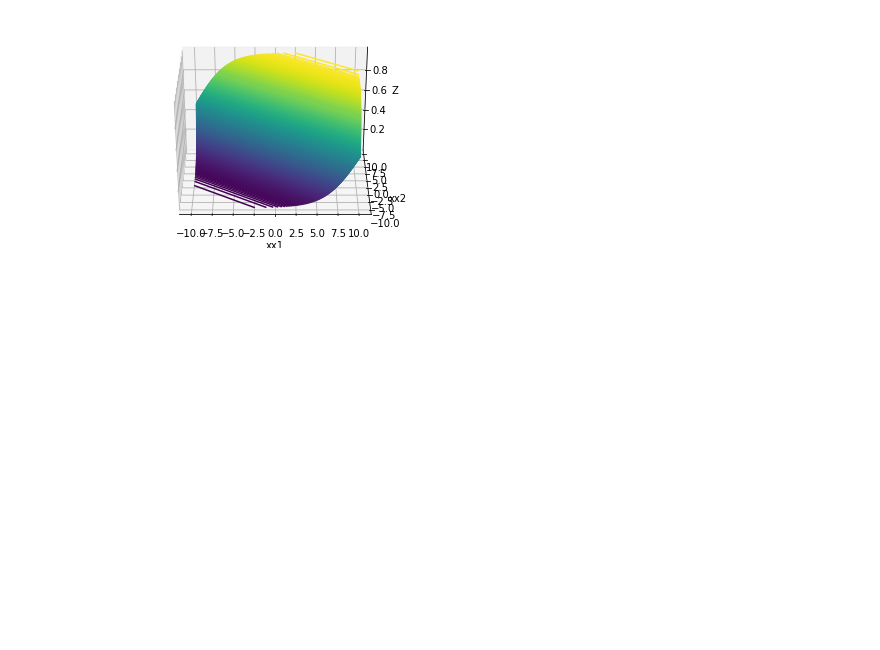
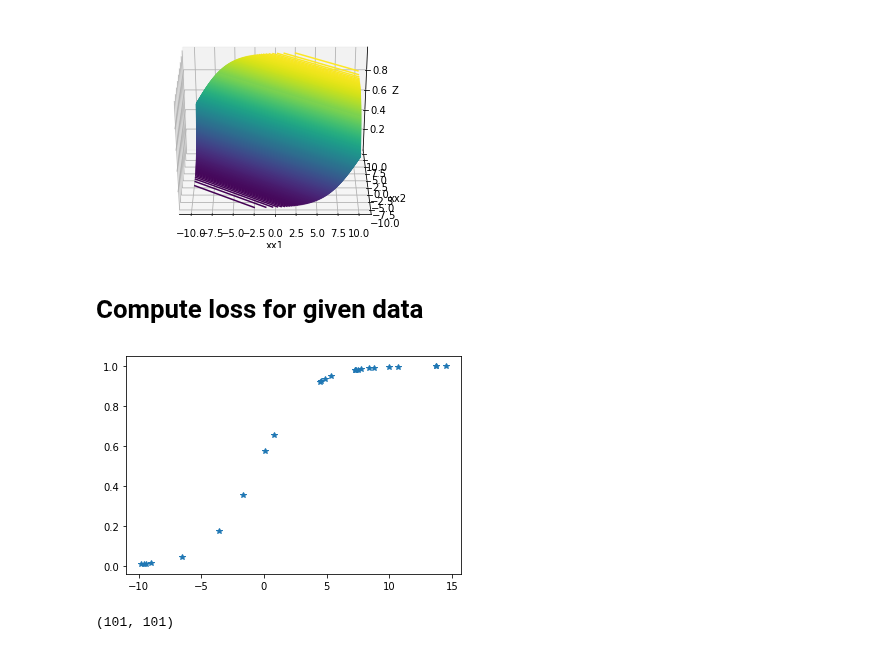
Before and after one commit to pragneshrana/DeepLearning, a Jupyter notebook: SigmoidNeuron/SigmoidNeuronCode.ipynb, the cells around one changed output. Drawn from its saved outputs; the diff is of its cells as text; code cells hidden in the pictures; blank space fills up the shorter version.

```diff
--- a/SigmoidNeuron/SigmoidNeuronCode.ipynb
+++ b/SigmoidNeuron/SigmoidNeuronCode.ipynb
@@ -48,3 +53,16 @@ ax.set_zlabel('Z')
 ax.view_init(30,270)
 # %% [output]
 [figure]
+# %% [markdown]
+# Compute loss for given data
+# %%
+w_unkown = 0.5
+b_unkown = 0.25
+
+X = np.random.random(25) * 25 - 10
+Y = sigmoid(X,w_unkown,b_unkown)
+# %%
+plt.plot(X,Y,'*')
+plt.show()
+# %% [output]
+[figure, added]
@@ -50,0 +82,4 @@ ax.view_init(30,270)
+# %%
+WW.shape
+# %% [output]
+(101, 101)
```
Also changed, not shown: parts of 9 cells of this notebook.
